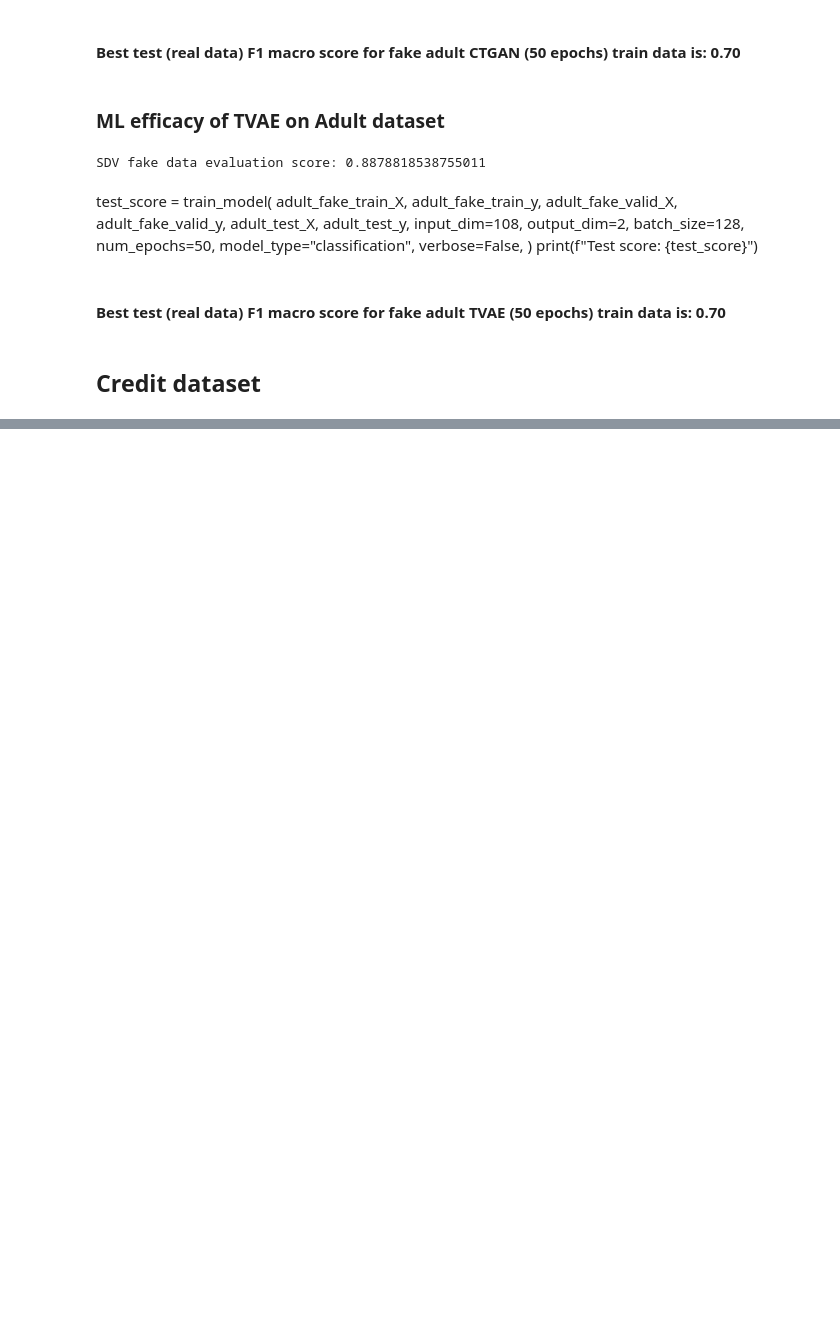
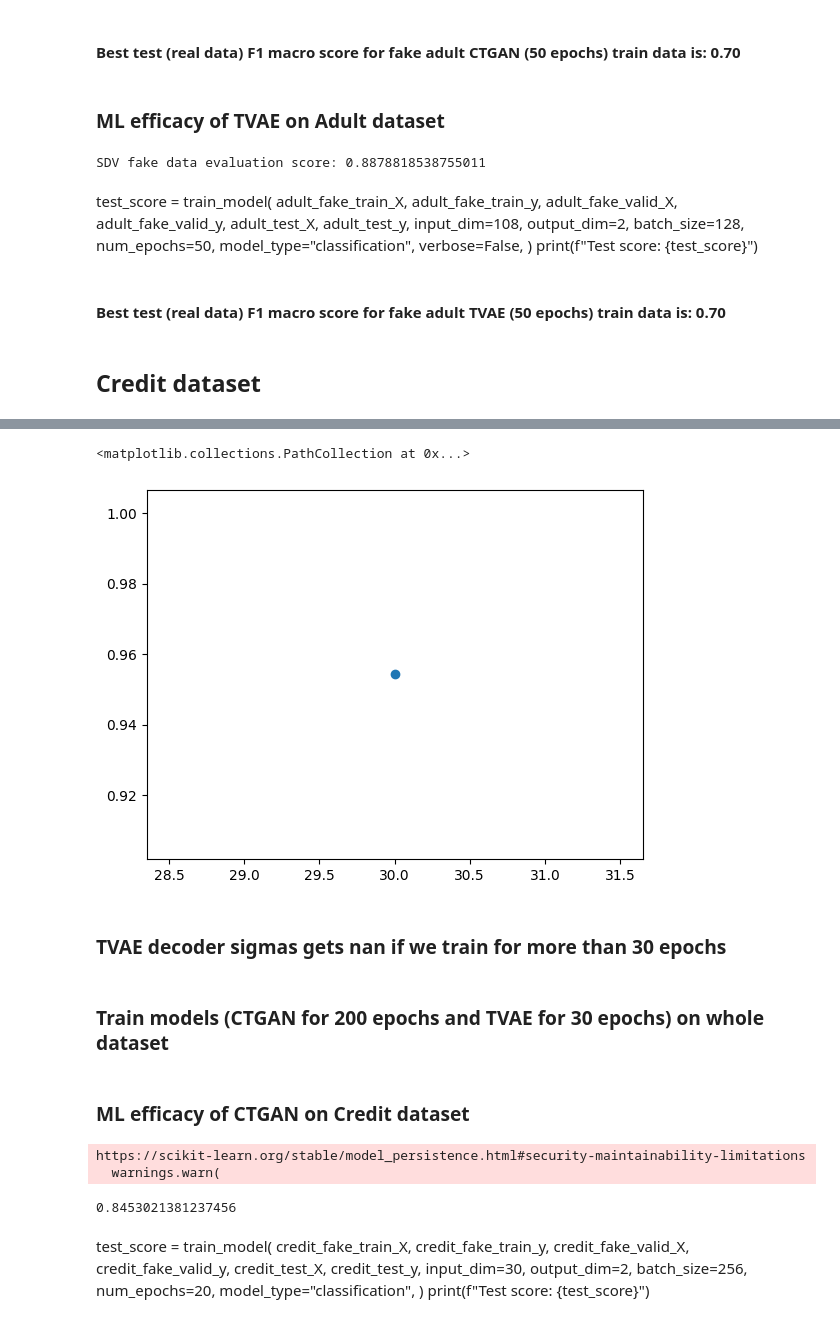
Before and after one commit to edithal-14/csc2516_2023_project, a Jupyter notebook: code/benchmark.ipynb, the cells around one changed output, grey strips where cells are left out. Drawn from its saved outputs; the diff is of its cells as text; code cells hidden in the pictures; blank space fills up the shorter version.

```diff
--- a/code/benchmark.ipynb
+++ b/code/benchmark.ipynb
@@ -585,0 +711,53 @@ print(f"Test score: {test_score}")
+# %%
+result_dict = dict()
+files_dict = {
+    30: "../models/credit_tvae_30_epochs_03-04-2023-01-17-32.pkl",
+    50: "../models/credit_tvae_50_epochs_03-04-2023-01-22-37.pkl",
+    75: "../models/credit_tvae_75_epochs_03-04-2023-01-28-54.pkl",
+    100: "../models/credit_tvae_100_epochs_03-04-2023-01-36-23.pkl",
+    200: "../models/credit_tvae_200_epochs_03-04-2023-01-48-38.pkl",
+}
+for num_epoch in files_dict:
+    print(f"Num epoch: {num_epoch}")
+    credit_fake_train_X, credit_fake_train_y, credit_fake_valid_X, credit_fake_valid_y = load_fake_credit(
+        path="../dataset/credit/", synthesizer="tvae", pretrained=files_dict[num_epoch]
+    )
+    score = evaluate(pd.DataFrame(credit_fake_train_X), pd.DataFrame(credit_train_X))
+    result_dict[num_epoch] = score
+# %%
+epochs_list = list(result_dict.keys())
+plt.scatter(x=epochs_list, y=[result_dict[num_epoch] for num_epoch in epochs_list])
+# %% [output]
+<matplotlib.collections.PathCollection at 0x...>
+[figure, added]
+# %% [markdown]
+### TVAE decoder sigmas gets nan if we train for more than 30 epochs
+# %% [markdown]
+### Train models (CTGAN for 200 epochs and TVAE for 30 epochs) on whole dataset
+# %% [markdown]
+### ML efficacy of CTGAN on Credit dataset
+# %%
+credit_fake_train_X, credit_fake_train_y, credit_fake_valid_X, credit_fake_valid_y = load_fake_credit(
+    path="../dataset/credit/", synthesizer="ctgan", pretrained="../models/credit_ctgan_200_epochs_03-04-2023-12-59-48.pkl", data_fraction=1.0
+)
+score = evaluate(pd.DataFrame(credit_fake_train_X), pd.DataFrame(credit_train_X))
+print(score)
+# %% [output]
+https://scikit-learn.org/stable/model_persistence.html#security-maintainability-limitations
+  warnings.warn(
+0.8453021381237456
+# %% [markdown]
+test_score = train_model(
+    credit_fake_train_X,
+    credit_fake_train_y,
+    credit_fake_valid_X,
+    credit_fake_valid_y,
+    credit_test_X,
+    credit_test_y,
+    input_dim=30,
+    output_dim=2,
+    batch_size=256,
+    num_epochs=20,
+    model_type="classification",
+)
+print(f"Test score: {test_score}")
```
Also changed, not shown: parts of 26 cells of this notebook.
